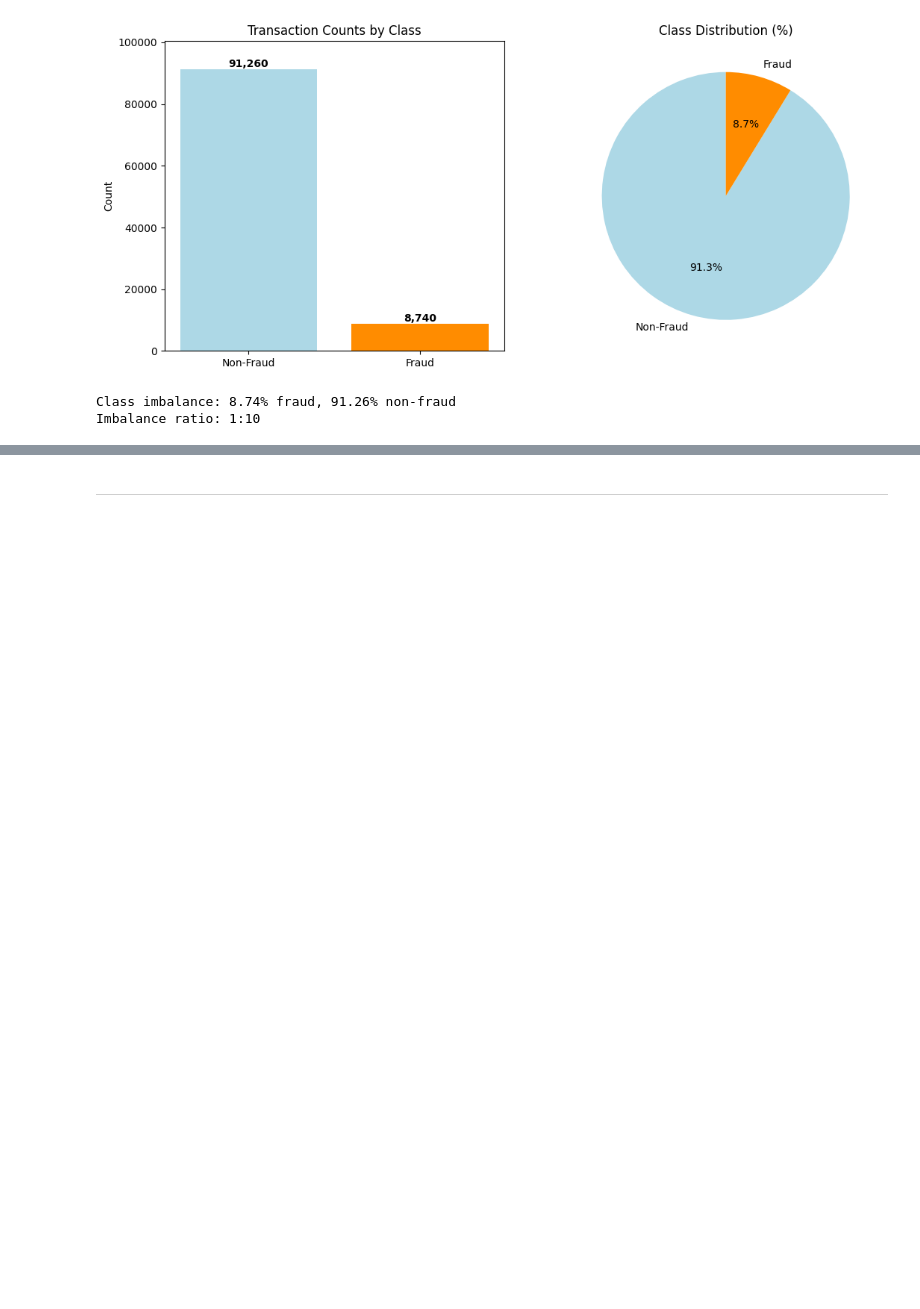
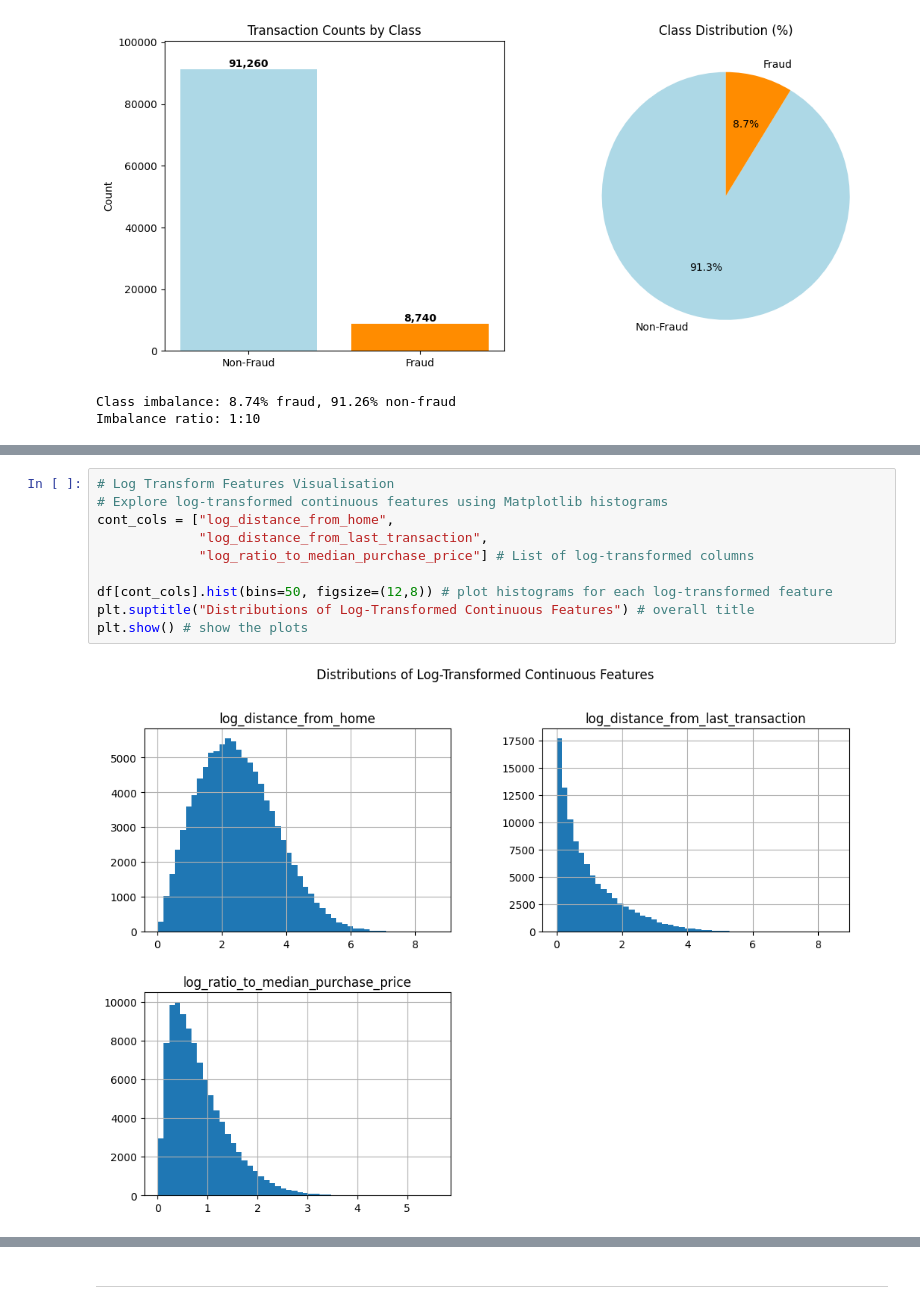
Before and after one commit to JayneLawley/Credit-Card-Fraud-Analysis, a Jupyter notebook: jupyter_notebooks/02_EDA.ipynb, the cells around one changed output, grey strips where cells are left out. Saved outputs shown, nothing was run; the diff lists cells and outputs as text; blank space fills up the shorter version.

```diff
--- a/jupyter_notebooks/02_EDA.ipynb
+++ b/jupyter_notebooks/02_EDA.ipynb
@@ -182,0 +211,12 @@ Section 2 content
+# %%
+# Log Transform Features Visualisation
+# Explore log-transformed continuous features using Matplotlib histograms
+cont_cols = ["log_distance_from_home",
+             "log_distance_from_last_transaction",
+             "log_ratio_to_median_purchase_price"] # List of log-transformed columns
+
+df[cont_cols].hist(bins=50, figsize=(12,8)) # plot histograms for each log-transformed feature
+plt.suptitle("Distributions of Log-Transformed Continuous Features") # overall title
+plt.show() # show the plots
+# %% [output]
+[figure, added]
```
Also changed, not shown: parts of 8 cells of this notebook, 1 other file.
